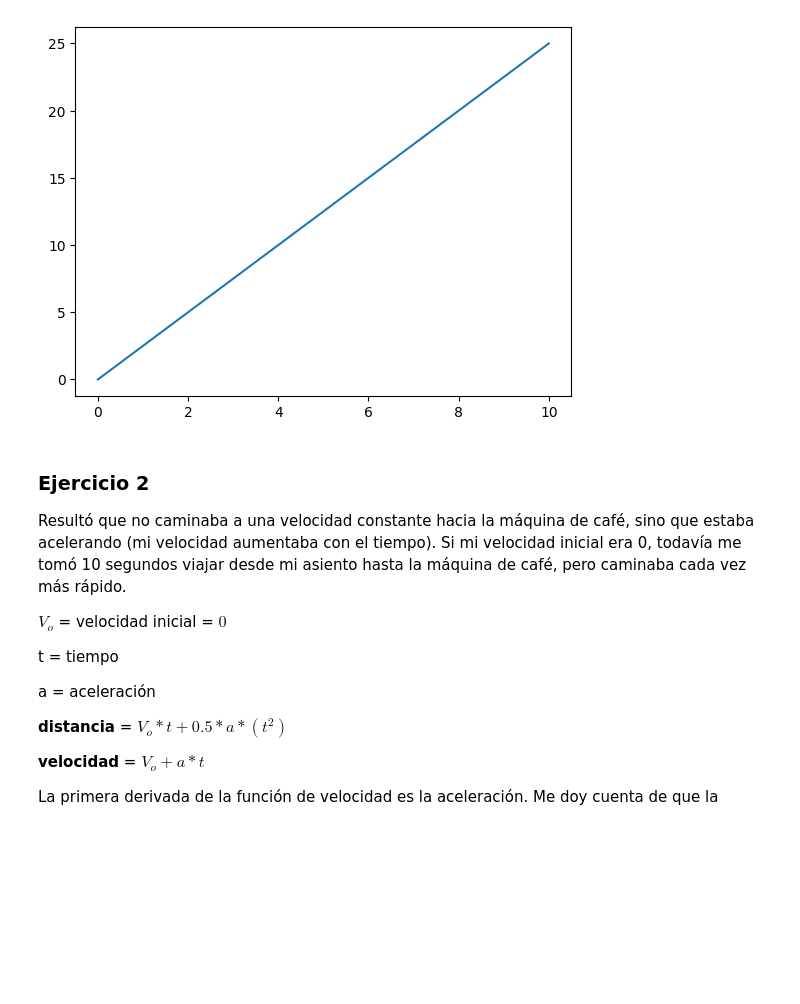
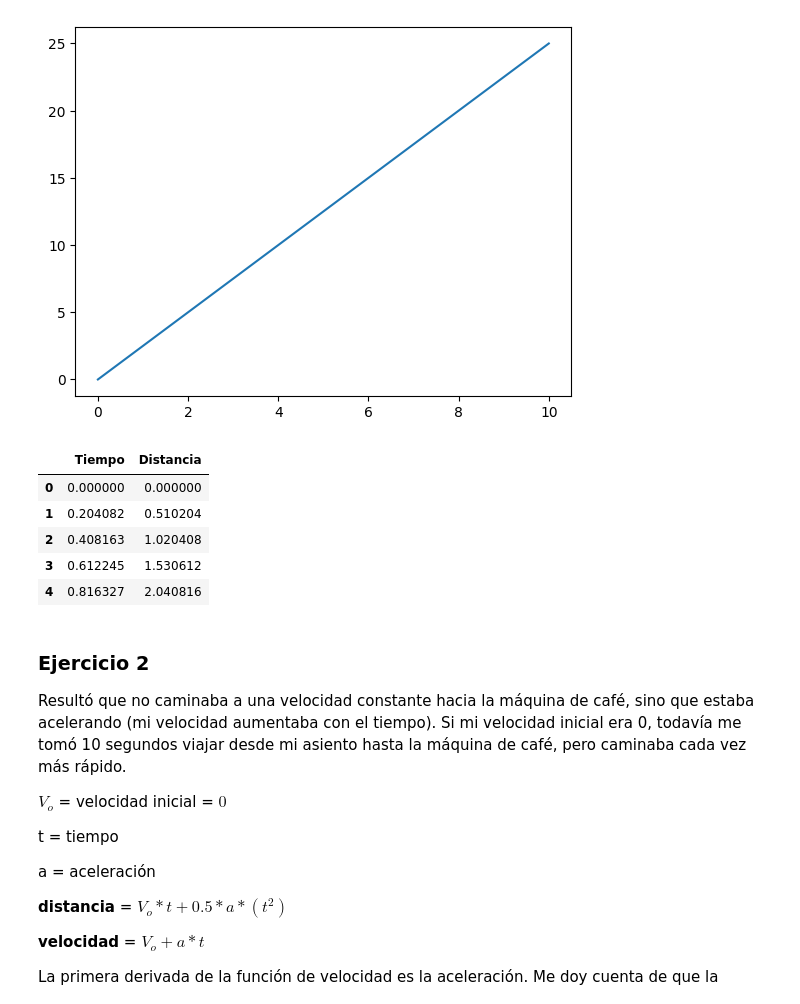
Before and after one commit to pcaliman2/calculus-and-algebra-problems-with-python, a Jupyter notebook: notebook/problems.es.ipynb, the cells around one changed output. Saved outputs shown, nothing was run; the diff lists cells and outputs as text; code cells hidden in the pictures; blank space fills up the shorter version.

```diff
--- a/notebook/problems.es.ipynb
+++ b/notebook/problems.es.ipynb
@@ -28,9 +28,9 @@ import numpy as np
 import matplotlib.pyplot as plt
 
 # Define la función de distancia
-def f(x): return 2.5*x # Function
+def Distancia(tiempo): return 2.5*tiempo # Function
 
-x = np.linspace(0,10) # Domain
+tiempo = np.linspace(0,10) # Domain
 # %%
 # "Graficar la función de distancia en el dominio (t)
 
@@ -40,6 +40,15 @@ plt.plot(x, f(x))
 [figure]
 # %%
 # Crea un DataFrame
+veloocidad=pd.DataFrame({'Tiempo': tiempo, 'Distancia': Distancia(tiempo)})
+veloocidad.head()
+# %% [output]
+|  | Tiempo | Distancia |
+| 0 | 0.000000 | 0.000000 |
+| 1 | 0.204082 | 0.510204 |
+| 2 | 0.408163 | 1.020408 |
+| 3 | 0.612245 | 1.530612 |
+| 4 | 0.816327 | 2.040816 |
 # %% [markdown]
 ### Ejercicio 2
 
```
Also changed, not shown: parts of 1 cell of this notebook.
